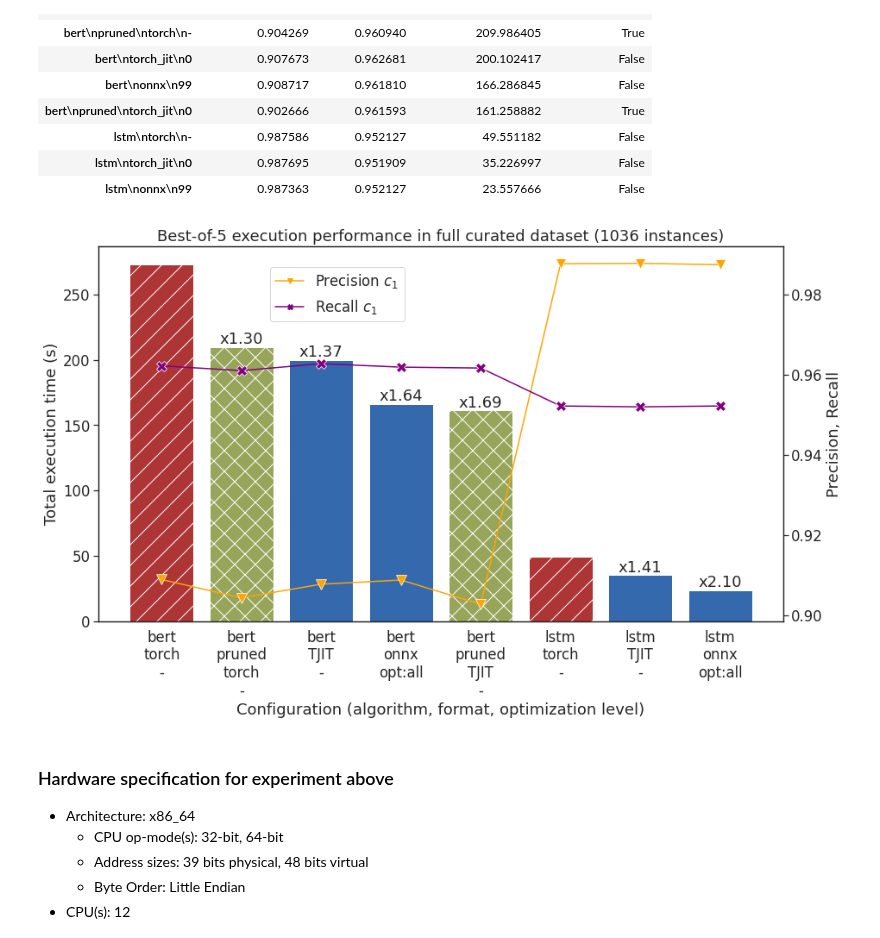
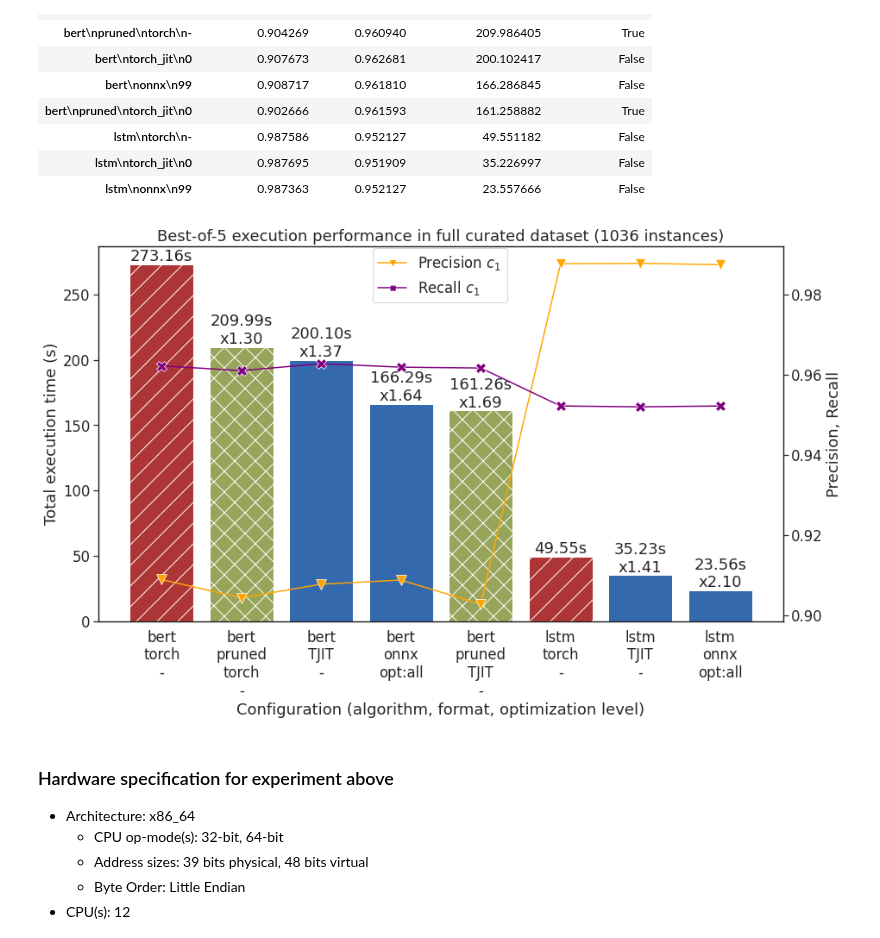
Before and after one commit to ulysses-camara/ulysses-segmenter, a Jupyter notebook: notebooks/7_optimization_and_compression.ipynb, the cells around one changed output. Saved outputs shown, nothing was run; the diff lists cells and outputs as text; code cells hidden in the pictures.

```diff
--- a/notebooks/7_optimization_and_compression.ipynb
+++ b/notebooks/7_optimization_and_compression.ipynb
@@ -430,6 +430,7 @@ for base_model in (segmenter_bert, segmenter_lstm, segmenter_pruned_bert):
                 quantized_model_paths[key] = output_paths
 # %%
 num_shards = None
+batch_size = 8
 
 fn_format_key = lambda *vals: "\n".join(map(str, [v for v in vals if str(v)]))
 
@@ -446,6 +447,7 @@ if key_bert_pruned not in all_results:
             num_shards=num_shards,
             moving_window_size=512,
             window_shift_size=0.25,
+            batch_size=batch_size,
         ),
         "config_opt_level": "-",
         "config_output_format": "torch",
@@ -460,6 +462,7 @@ if key_bert not in all_results:
             num_shards=num_shards,
             moving_window_size=512,
             window_shift_size=0.25,
+            batch_size=batch_size,
         ),
         "config_opt_level": "-",
         "config_output_format": "torch",
@@ -474,6 +477,7 @@ if key_lstm not in all_results:
             num_shards=num_shards,
             moving_window_size=1024,
             window_shift_size=0.5,
+            batch_size=batch_size,
         ),
         "config_opt_level": "-",
         "config_output_format": "torch",
@@ -539,7 +543,7 @@ for config, paths in tqdm.auto.tqdm(quantized_model_paths.items()):
             window_shift_size=0.5,
         )
 
-    res.update(validate(model_to_validate, num_shards=num_shards, **kwargs))
+    res.update(validate(model_to_validate, num_shards=num_shards, batch_size=batch_size, **kwargs))
 
     all_results[new_key] = res
 # %%
@@ -558,11 +562,11 @@ df_all_results.to_csv(
 # %% [markdown]
 ### Analysing results
 # %%
-df_all_results = pd.read_csv(
-    os.path.join(PERFORMANCE_LOGS_DIR, "perf_cpu_multithread.csv"),
-    index_col=0,
-    header=0,
-)
+input_batch_size = 64
+input_name = f"perf_cpu_multithread_batch_size_{input_batch_size}.csv"
+input_uri = os.path.join(PERFORMANCE_LOGS_DIR, input_name)
+
+df_all_results = pd.read_csv(input_uri, index_col=0, header=0)
 df_all_results[["per_cls_precision_1", "per_cls_recall_1", "approx_inference_time", "config_is_pruned"]]
 # %% [output]
 |  | per_cls_precision_1 | per_cls_recall_1 | approx_inference_time | config_is_pruned |
@@ -642,40 +646,47 @@ ax_sns_lineplot = sns.lineplot(
     palette=["orange", "purple"],
 )
 
-plt.legend(loc=(0.25, 0.8))
+plt.legend(loc=(0.40, 0.85))
 
 ax_sns_lineplot.set_ylabel("Precision, Recall")
 
 ax_sns_barplot.set_title(
     f"Best-of-5 execution performance in full curated dataset ({curated_df.shape[0]} instances)"
 )
 ax_sns_barplot.set_ylabel("Total execution time (s)");
 ax_sns_barplot.set_xlabel("Configuration (algorithm, format, optimization level)");
 
 base_exec_perf_bert = df_all_results.loc[
     (df_all_results[["config_opt_level", "config_model_type", "config_is_pruned"]] == ("-", "bert", False)).all(axis="columns"),
     "approx_inference_time",
 ]
 
 base_exec_perf_lstm = df_all_results.loc[
     (df_all_results[["config_opt_level", "config_model_type"]] == ("-", "lstm")).all(axis="columns"),
     "approx_inference_time",
 ]
 
 speed_ups = [
     (base_exec_perf_bert if model == "bert" else base_exec_perf_lstm) / inf_time
     for inf_time, model in df_all_results[["approx_inference_time", "config_model_type"]].values
 ]
 speed_ups = np.asfarray(speed_ups).squeeze()
 
 ax_sns_barplot.bar_label(
     ax_sns_barplot.containers[0],
-    labels=map(lambda x: f"x{x:.2f}" if x > 1.0 else "", speed_ups),
+    labels=map(
+        lambda x: f"{x[1]:.2f}s" + (f"\nx{x[0]:.2f}" if x[0] > 1.0 else ""),
+        zip(speed_ups, df_all_results["approx_inference_time"].values)
+    ),
 );
 
-fig.savefig(fname=os.path.join(PERFORMANCE_LOGS_DIR, "perf_plot.pdf"), format="pdf", bbox_inches="tight")
+fig.savefig(
+    fname=os.path.join(PERFORMANCE_LOGS_DIR, f"perf_plot_batch_size_{input_batch_size}.pdf"),
+    format="pdf",
+    bbox_inches="tight",
+)
 # %% [output]
-[figure, old version]
+[figure, new version]
 # %% [markdown]
 ### Hardware specification for experiment above
 - Architecture:            x86_64
```
Also changed, not shown: parts of 4 cells of this notebook.
